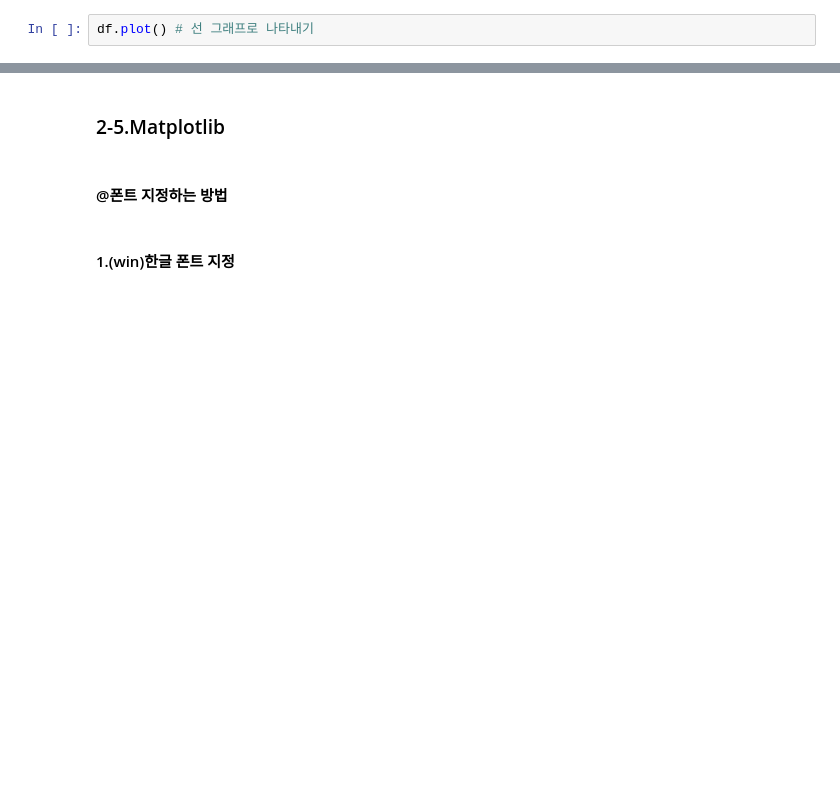
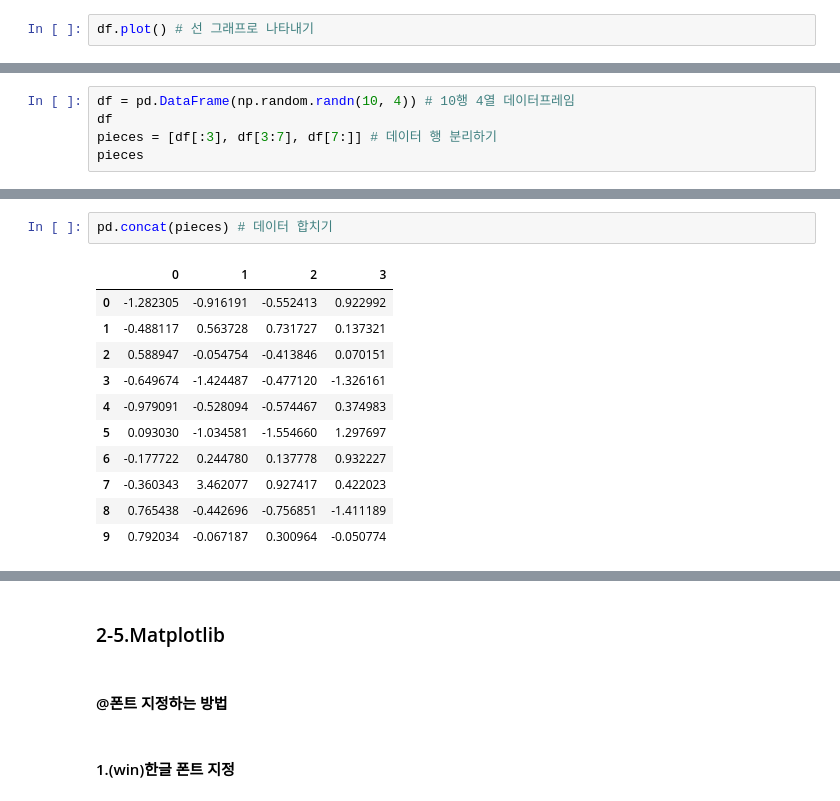
Before and after one commit to HYLee810/projectmanager, a Jupyter notebook: 2_데이터분석_02_라이브러리_실습.ipynb, the cells around one changed output, grey strips where cells are left out. Cells and saved outputs as stored; diff of their text form; blank space fills up the shorter version.

```diff
--- a/2_데이터분석_02_라이브러리_실습.ipynb
+++ b/2_데이터분석_02_라이브러리_실습.ipynb
@@ -367,0 +913,5 @@ df.plot() # 선 그래프로 나타내기
+# %%
+df = pd.DataFrame(np.random.randn(10, 4)) # 10행 4열 데이터프레임
+df
+pieces = [df[:3], df[3:7], df[7:]] # 데이터 행 분리하기
+pieces
@@ -367,0 +932,14 @@ df.plot() # 선 그래프로 나타내기
+# %%
+pd.concat(pieces) # 데이터 합치기
+# %% [output]
+|  | 0 | 1 | 2 | 3 |
+| 0 | -1.282305 | -0.916191 | -0.552413 | 0.922992 |
+| 1 | -0.488117 | 0.563728 | 0.731727 | 0.137321 |
+| 2 | 0.588947 | -0.054754 | -0.413846 | 0.070151 |
+| 3 | -0.649674 | -1.424487 | -0.477120 | -1.326161 |
+| 4 | -0.979091 | -0.528094 | -0.574467 | 0.374983 |
+| 5 | 0.093030 | -1.034581 | -1.554660 | 1.297697 |
+| 6 | -0.177722 | 0.244780 | 0.137778 | 0.932227 |
+| 7 | -0.360343 | 3.462077 | 0.927417 | 0.422023 |
+| 8 | 0.765438 | -0.442696 | -0.756851 | -1.411189 |
+| 9 | 0.792034 | -0.067187 | 0.300964 | -0.050774 |
```
Also changed, not shown: parts of 86 cells of this notebook.
